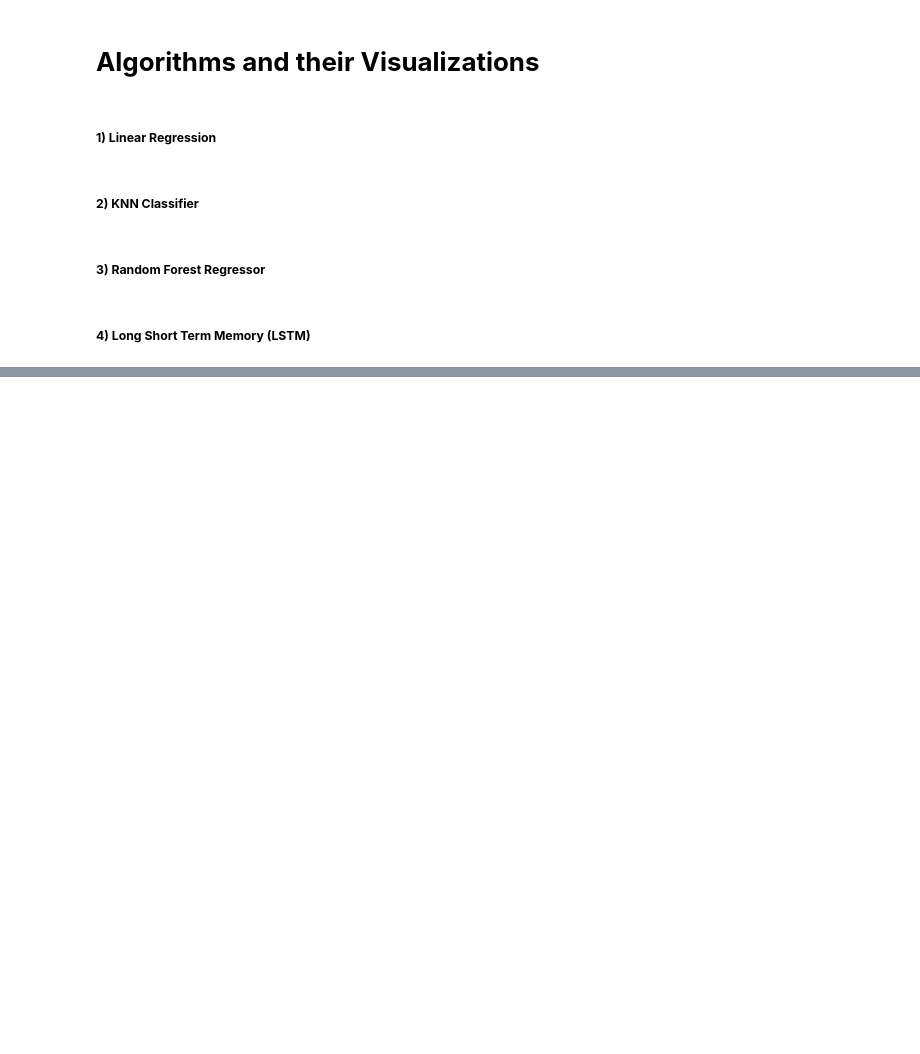
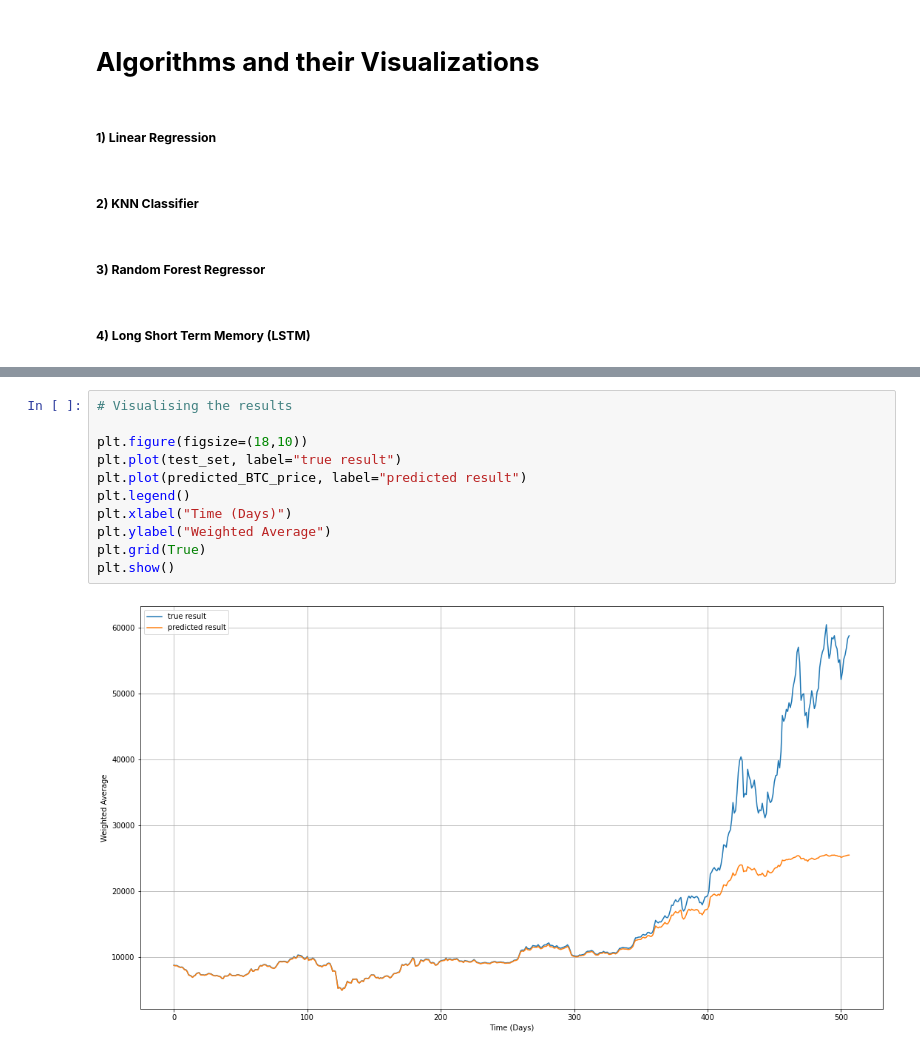
Before and after one commit to AshutoshBhawsar/Cryptocurrency-data-analysis-and-investing-strategies, a Jupyter notebook: code/phase2.ipynb, the cells around one changed output, grey strips where cells are left out. Saved outputs shown, nothing was run; the diff lists cells and outputs as text; blank space fills up the shorter version.

```diff
--- a/code/phase2.ipynb
+++ b/code/phase2.ipynb
@@ -47,0 +148,13 @@ from keras.models import Sequential
+# %%
+# Visualising the results
+
+plt.figure(figsize=(18,10))
+plt.plot(test_set, label="true result")
+plt.plot(predicted_BTC_price, label="predicted result")
+plt.legend()
+plt.xlabel("Time (Days)")
+plt.ylabel("Weighted Average")
+plt.grid(True)
+plt.show()
+# %% [output]
+[figure, added]
```
Also changed, not shown: parts of 14 cells of this notebook.
